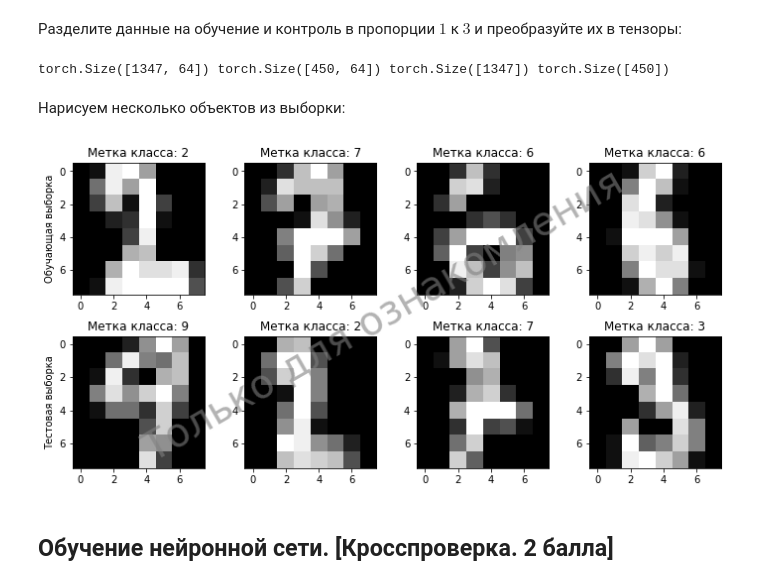
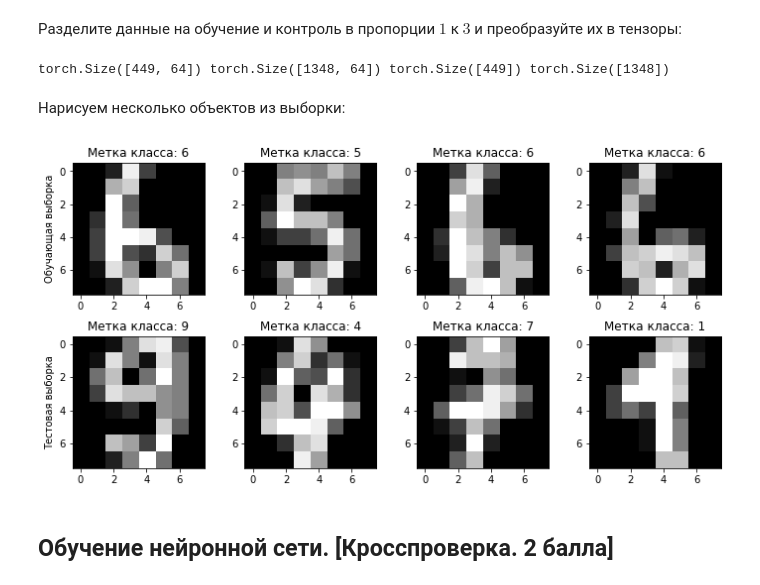
Before and after one commit to ViktorooReps/dl-2022, a Jupyter notebook: Homework_1.1._Dense_Networks.ipynb, the cells around one changed output. Cells and saved outputs as stored; diff of their text form; code cells hidden in the pictures.

```diff
--- a/Homework_1.1._Dense_Networks.ipynb
+++ b/Homework_1.1._Dense_Networks.ipynb
@@ -398,31 +433,36 @@ X_train, X_test, y_train, y_test = ..., ..., ..., ...
+# %%
+def tensor_convert(np_array: np.ndarray) -> torch.Tensor:
+    return torch.tensor(np_array, device=torch.device('cpu'))
+
+X_train, X_test, y_train, y_test = map(tensor_convert, train_test_split(X, y, train_size=1/4, test_size=3/4))
 # %%
 print(X_train.shape, X_test.shape, y_train.shape, y_test.shape)
 # %% [output]
-torch.Size([1347, 64]) torch.Size([450, 64]) torch.Size([1347]) torch.Size([450])
+torch.Size([449, 64]) torch.Size([1348, 64]) torch.Size([449]) torch.Size([1348])
 # %% [markdown]
 Нарисуем несколько объектов из выборки:
 # %%
 fig, axes = plt.subplots(2, 4, figsize=(10, 5))
 
 for idx, ds in enumerate(((X_train, y_train), (X_test, y_test))):
     for jdx, kdx in enumerate(np.random.randint(0, len(ds[0]), size=4)):
         image, label = ds[0][kdx], ds[1][kdx]
         axes[idx, jdx].imshow(image.reshape([8, 8]).numpy(), cmap='gray')
         axes[idx, jdx].set_title(f'Метка класса: {label}')
 
 axes[0, 0].set_ylabel('Обучающая выборка')
 axes[1, 0].set_ylabel('Тестовая выборка')
 
-fig.text(
-    0.5, 0.5, 'Только для ознакомления',
-    fontsize=40, color='gray', alpha=0.6,
-    ha='center', va='center', rotation='30'
-)
+# fig.text(
+#     0.5, 0.5, 'Только для ознакомления',
+#     fontsize=40, color='gray', alpha=0.6,
+#     ha='center', va='center', rotation='30'
+# )
 
 fig.tight_layout()
 plt.show()
 # %% [output]
-[figure, old version]
+[figure, new version]
 # %% [markdown]
 ## Обучение нейронной сети. [Кросспроверка. 2 балла]
 # %% [markdown]
```
Also changed, not shown: parts of 47 cells of this notebook.
